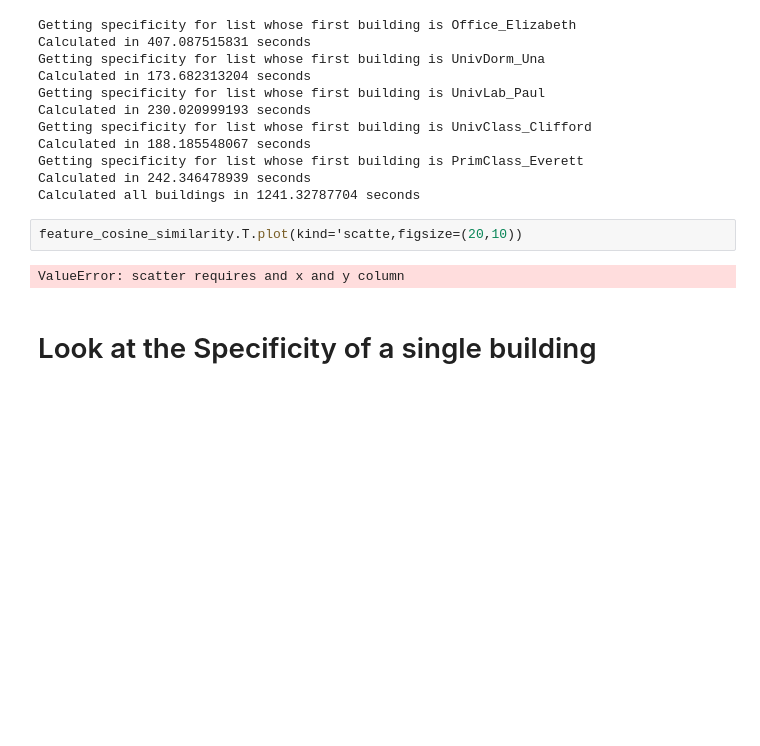
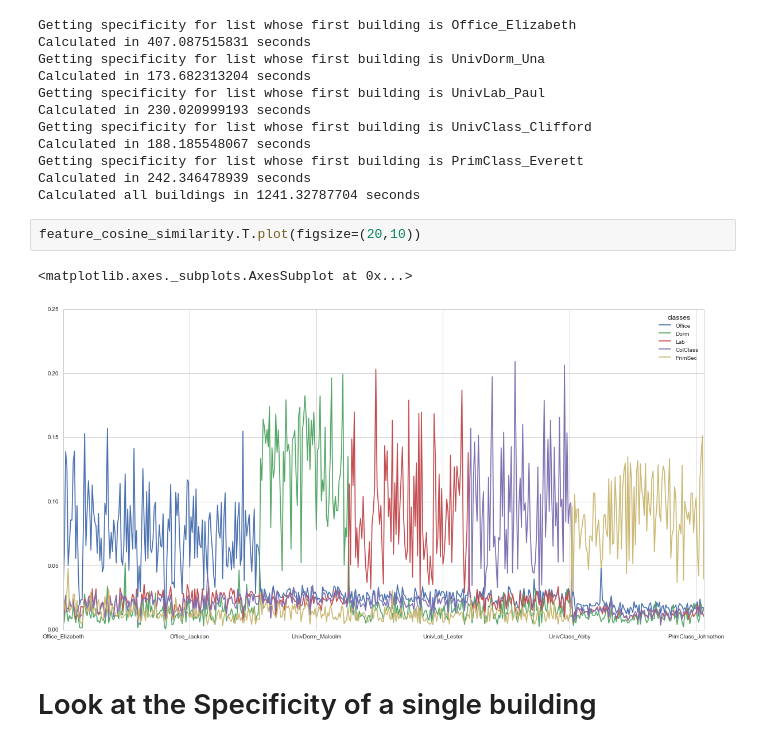
Before and after one commit to buds-lab/the-building-data-genome-project, a Jupyter notebook: notebooks/10_ jMotif - Hourly Model to get Daily Specificity Metrics a=8, p=8, w=24.ipynb, the cells around one changed output. Cells and saved outputs as stored; diff of their text form; blank space fills up the shorter version.

```diff
--- a/notebooks/10_ jMotif - Hourly Model to get Daily Specificity Metrics a=8, p=8, w=24.ipynb
+++ b/notebooks/10_ jMotif - Hourly Model to get Daily Specificity Metrics a=8, p=8, w=24.ipynb
@@ -275,9 +275,10 @@ Getting specificity for list whose first building is PrimClass_Everett
 Calculated in 242.346478939 seconds
 Calculated all buildings in 1241.32787704 seconds
 # %%
-feature_cosine_similarity.T.plot(kind='scatte,figsize=(20,10))
+feature_cosine_similarity.T.plot(figsize=(20,10))
 # %% [output]
-ValueError: scatter requires and x and y column
+<matplotlib.axes._subplots.AxesSubplot at 0x...>
+[figure, added]
 # %% [markdown]
 # Look at the Specificity of a single building
 # %%
```
Also changed, not shown: 4 other files.
